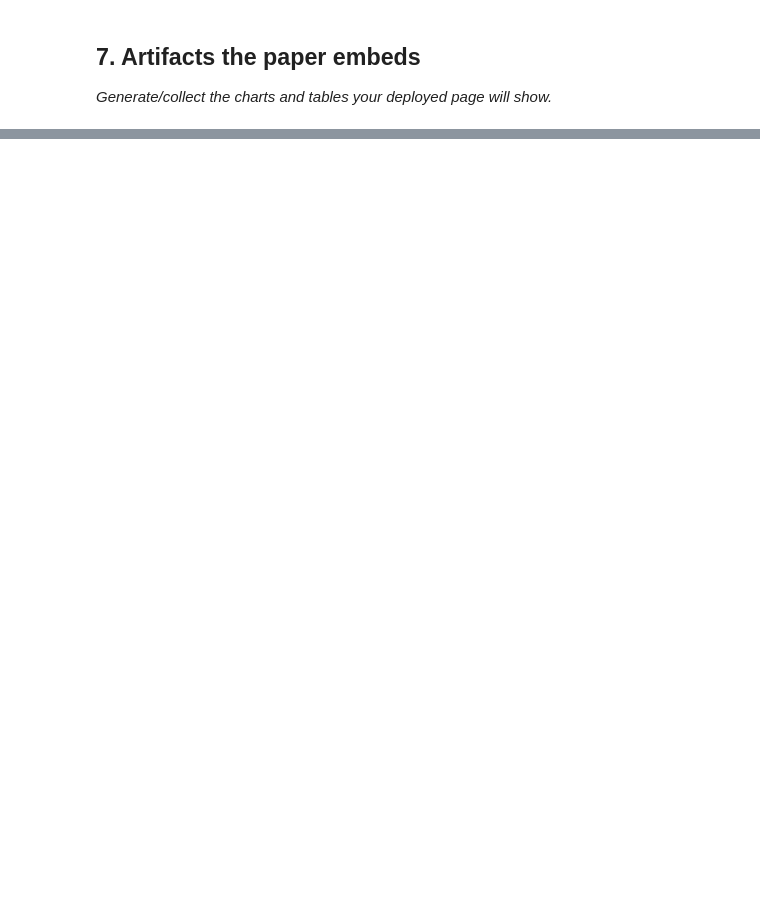
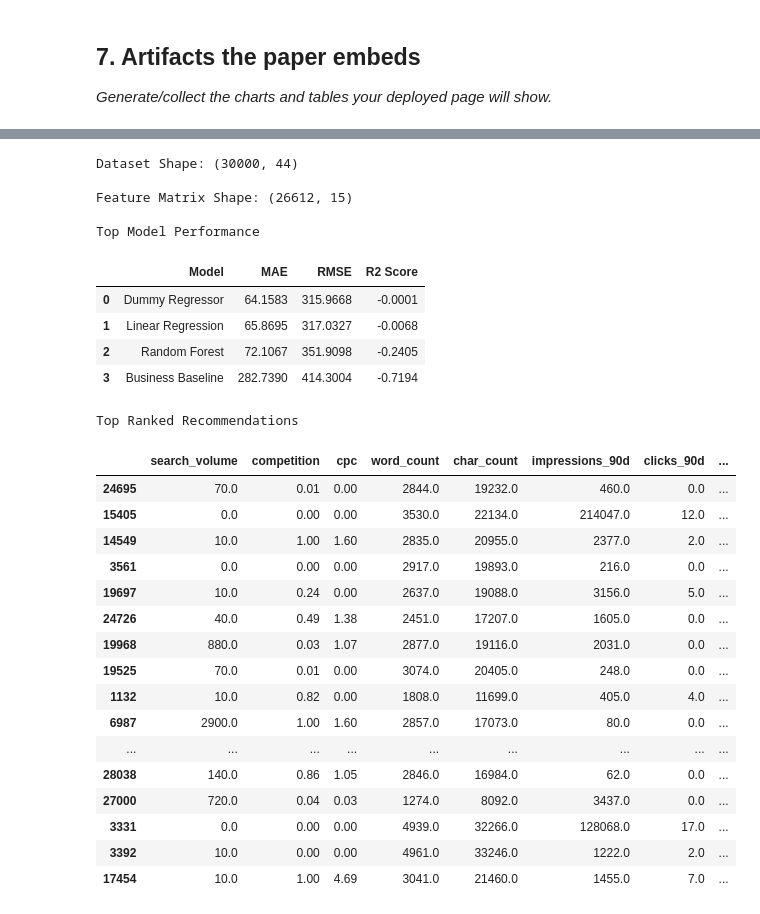
Before and after one commit to humaisali/FlyRank-Machine-Learning-Internship, a Jupyter notebook: work/notebooks/capstone.ipynb, the cells around one changed output, grey strips where cells are left out. Saved outputs shown, nothing was run; the diff lists cells and outputs as text; code cells hidden in the pictures; blank space fills up the shorter version.

```diff
--- a/work/notebooks/capstone.ipynb
+++ b/work/notebooks/capstone.ipynb
@@ -36,0 +696,41 @@ This skeleton is yours to fill. Work the sections **in order** — each one has
+# %%
+print("Dataset Shape:", df.shape)
+
+print("\nFeature Matrix Shape:", X.shape)
+
+print("\nTop Model Performance")
+
+display(results_df)
+
+print("\nTop Ranked Recommendations")
+
+display(recommendations.head(20))
+# %% [output]
+Dataset Shape: (30000, 44)
+
+Feature Matrix Shape: (26612, 15)
+
+Top Model Performance
+|  | Model | MAE | RMSE | R2 Score |
+| 0 | Dummy Regressor | 64.1583 | 315.9668 | -0.0001 |
+| 1 | Linear Regression | 65.8695 | 317.0327 | -0.0068 |
+| 2 | Random Forest | 72.1067 | 351.9098 | -0.2405 |
+| 3 | Business Baseline | 282.7390 | 414.3004 | -0.7194 |
+Top Ranked Recommendations
+|  | search_volume | competition | cpc | word_count | char_count | impressions_90d | clicks_90d | ... |
+| 24695 | 70.0 | 0.01 | 0.00 | 2844.0 | 19232.0 | 460.0 | 0.0 | ... |
+| 15405 | 0.0 | 0.00 | 0.00 | 3530.0 | 22134.0 | 214047.0 | 12.0 | ... |
+| 14549 | 10.0 | 1.00 | 1.60 | 2835.0 | 20955.0 | 2377.0 | 2.0 | ... |
+| 3561 | 0.0 | 0.00 | 0.00 | 2917.0 | 19893.0 | 216.0 | 0.0 | ... |
+| 19697 | 10.0 | 0.24 | 0.00 | 2637.0 | 19088.0 | 3156.0 | 5.0 | ... |
+| 24726 | 40.0 | 0.49 | 1.38 | 2451.0 | 17207.0 | 1605.0 | 0.0 | ... |
+| 19968 | 880.0 | 0.03 | 1.07 | 2877.0 | 19116.0 | 2031.0 | 0.0 | ... |
+| 19525 | 70.0 | 0.01 | 0.00 | 3074.0 | 20405.0 | 248.0 | 0.0 | ... |
+| 1132 | 10.0 | 0.82 | 0.00 | 1808.0 | 11699.0 | 405.0 | 4.0 | ... |
+| 6987 | 2900.0 | 1.00 | 1.60 | 2857.0 | 17073.0 | 80.0 | 0.0 | ... |
+| ... | ... | ... | ... | ... | ... | ... | ... | ... |
+| 28038 | 140.0 | 0.86 | 1.05 | 2846.0 | 16984.0 | 62.0 | 0.0 | ... |
+| 27000 | 720.0 | 0.04 | 0.03 | 1274.0 | 8092.0 | 3437.0 | 0.0 | ... |
+| 3331 | 0.0 | 0.00 | 0.00 | 4939.0 | 32266.0 | 128068.0 | 17.0 | ... |
+| 3392 | 10.0 | 0.00 | 0.00 | 4961.0 | 33246.0 | 1222.0 | 2.0 | ... |
+| 17454 | 10.0 | 1.00 | 4.69 | 3041.0 | 21460.0 | 1455.0 | 7.0 | ... |
```
Also changed, not shown: parts of 25 cells of this notebook, 15 other files.
